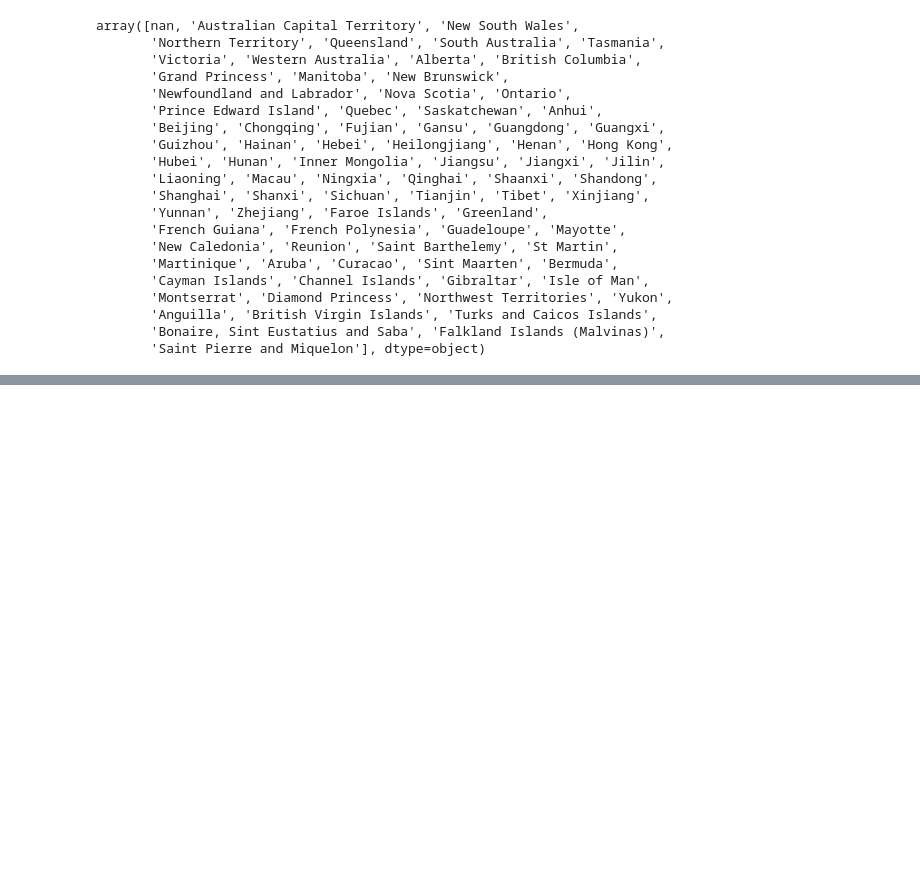
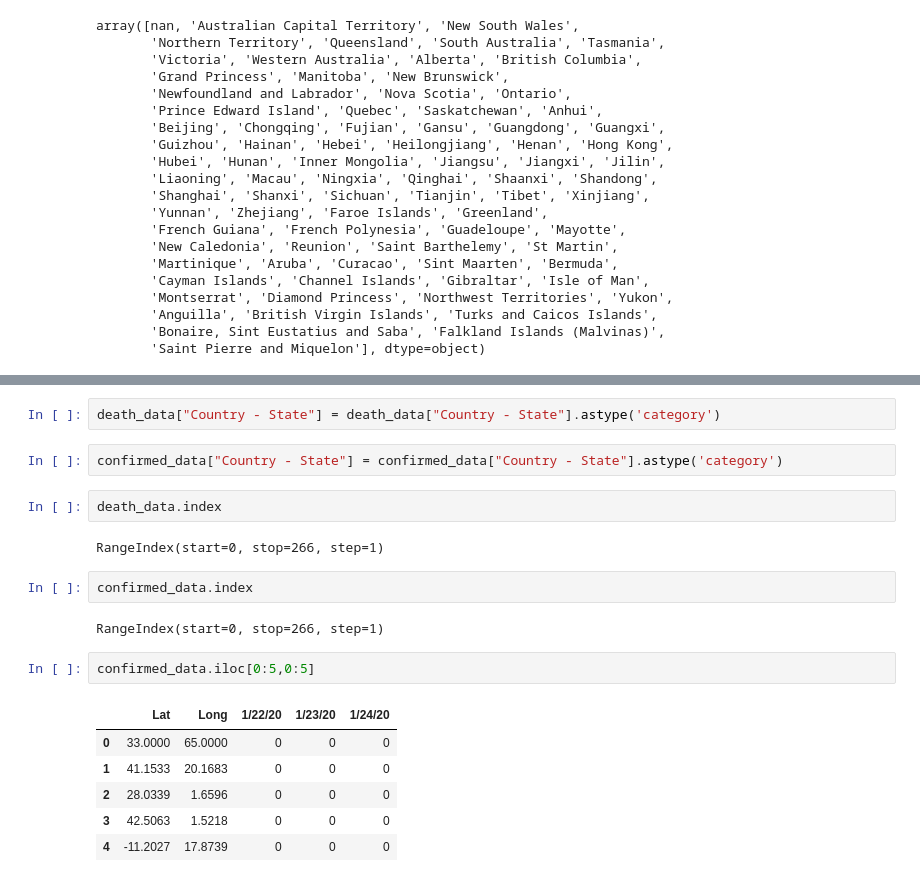
Before and after one commit to jdmarshall527/ucb, a Jupyter notebook: udacity/Capstone/Capstone data exploration.ipynb, the cells around one changed output, grey strips where cells are left out. Saved outputs shown, nothing was run; the diff lists cells and outputs as text; blank space fills up the shorter version.

```diff
--- a/udacity/Capstone/Capstone data exploration.ipynb
+++ b/udacity/Capstone/Capstone data exploration.ipynb
@@ -666,0 +171,21 @@ len(time_series_training)
+# %%
+death_data["Country - State"] = death_data["Country - State"].astype('category')
+# %%
+confirmed_data["Country - State"] = confirmed_data["Country - State"].astype('category')
+# %%
+death_data.index
+# %% [output]
+RangeIndex(start=0, stop=266, step=1)
+# %%
+confirmed_data.index
+# %% [output]
+RangeIndex(start=0, stop=266, step=1)
+# %%
+confirmed_data.iloc[0:5,0:5]
+# %% [output]
+|  | Lat | Long | 1/22/20 | 1/23/20 | 1/24/20 |
+| 0 | 33.0000 | 65.0000 | 0 | 0 | 0 |
+| 1 | 41.1533 | 20.1683 | 0 | 0 | 0 |
+| 2 | 28.0339 | 1.6596 | 0 | 0 | 0 |
+| 3 | 42.5063 | 1.5218 | 0 | 0 | 0 |
+| 4 | -11.2027 | 17.8739 | 0 | 0 | 0 |
```
Also changed, not shown: parts of 89 cells of this notebook.
